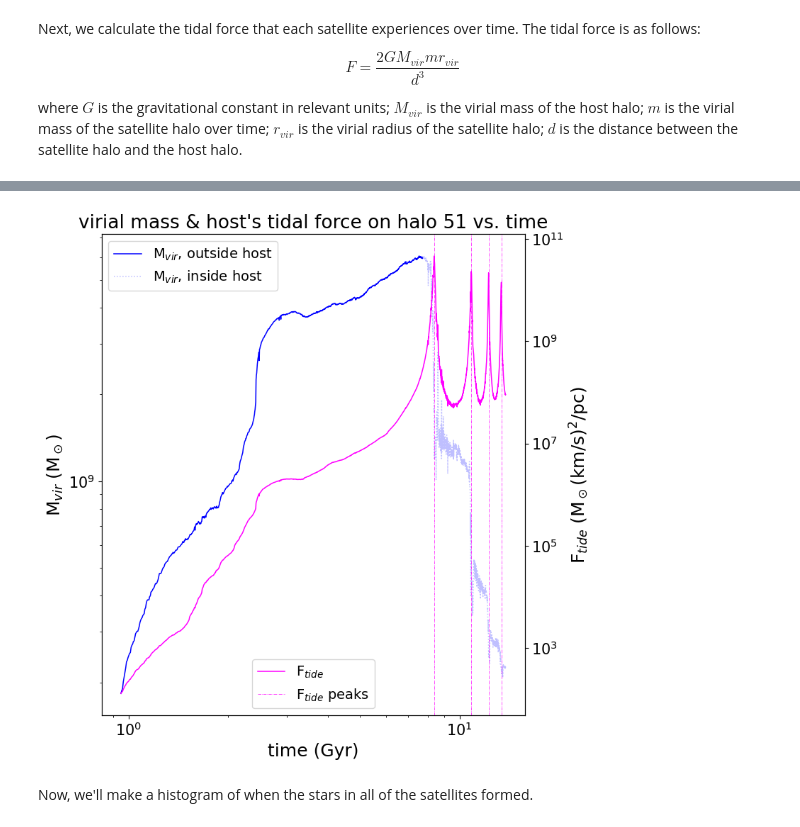
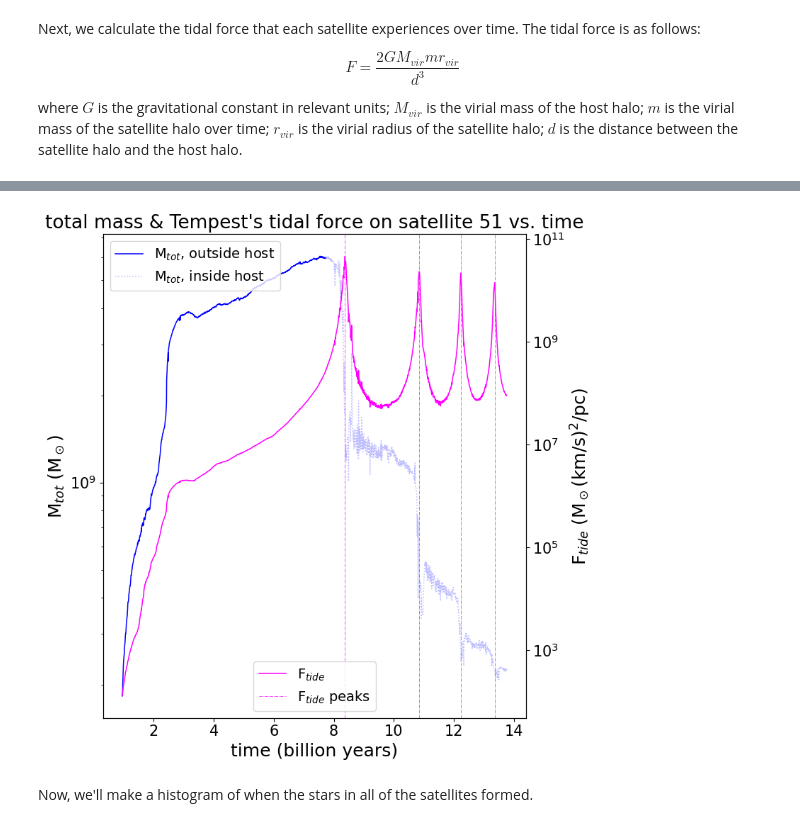
Before and after one commit to nguyenbinh1612/STScI_Summer2022, a Jupyter notebook: halos_disrupted.ipynb, the cells around one changed output, grey strips where cells are left out. Saved outputs shown, nothing was run; the diff lists cells and outputs as text; code cells hidden in the pictures.

```diff
--- a/halos_disrupted.ipynb
+++ b/halos_disrupted.ipynb
@@ -481,40 +481,39 @@ in_rvir = radius_ratio <= 1
 out_rvir = radius_ratio > 1
 
 time = all_sat_t[i]
 tidalforce = all_sat_Ftide[i]
 massprofile = all_sat_mvir[i]
 
 a1.plot(time, np.ma.masked_where(in_rvir, massprofile), linestyle='-', \
-                 c='blue', linewidth=1.1, alpha=1, label='M$_{vir}$, outside host')
+                 c='blue', linewidth=1.1, alpha=1, label='M$_{tot}$, outside host')
 a1.plot(time, np.ma.masked_where(out_rvir, massprofile), linestyle=':', \
-                 c='blue', linewidth=1.1, alpha=0.25, label='M$_{vir}$, inside host')
+                 c='blue', linewidth=1.1, alpha=0.25, label='M$_{tot}$, inside host')
 a2 = a1.twinx()
 a2.plot(time, tidalforce, c='magenta', linewidth=1.1, label='F$_{tide}$')
 
 a2.axvline(time[tidalforce == max(tidalforce[20:150])], c='magenta', linewidth=0.5, linestyle='-.')
 a2.axvline(time[tidalforce == max(tidalforce[150:350])], c='magenta', linewidth=0.5, linestyle='-.')
 a2.axvline(time[tidalforce == max(tidalforce[350:590])], c='magenta', linewidth=0.5, linestyle='-.')
 a2.axvline(time[tidalforce == max(tidalforce)], c='magenta', linewidth=0.5, \
            linestyle='-.', label='F$_{tide}$ peaks')
 
 a1.legend(loc='upper left', prop={'size': 14}, ncol=1)
 a2.legend(loc='lower center', prop={'size': 14}, ncol=1)
 
-plt.title("virial mass & host's tidal force on halo 51 vs. time", fontsize=19)
-a1.set_xlabel('time (Gyr)', fontsize=18)
-a1.set_xscale('log')
+plt.title("total mass & Tempest's tidal force on satellite 51 vs. time", fontsize=19)
+a1.set_xlabel('time (billion years)', fontsize=18)
 a1.tick_params(axis='x', labelsize=15)
-a1.set_ylabel('M$_{vir}$ (M$_\odot$)', fontsize=18)
+a1.set_ylabel('M$_{tot}$ (M$_\odot$)', fontsize=18)
 a1.set_yscale('log')
 a1.tick_params(axis='y', labelsize=15)
 a2.set_ylabel('F$_{tide}$ (M$_\odot$(km/s)$^2$/pc)', fontsize=18)
 a2.set_yscale('log')
 a2.tick_params(axis='y', labelsize=15)
 plt.tight_layout()
 plt.style.use('default')
 plt.savefig('plots/51_Mvir_and_tidal_force.png')
 # %% [output]
-[figure, old version]
+[figure, new version]
 # %% [markdown]
 Now, we'll make a histogram of when the stars in all of the satellites formed.
 # %%
```
Also changed, not shown: parts of 9 cells of this notebook, 14 other files.
